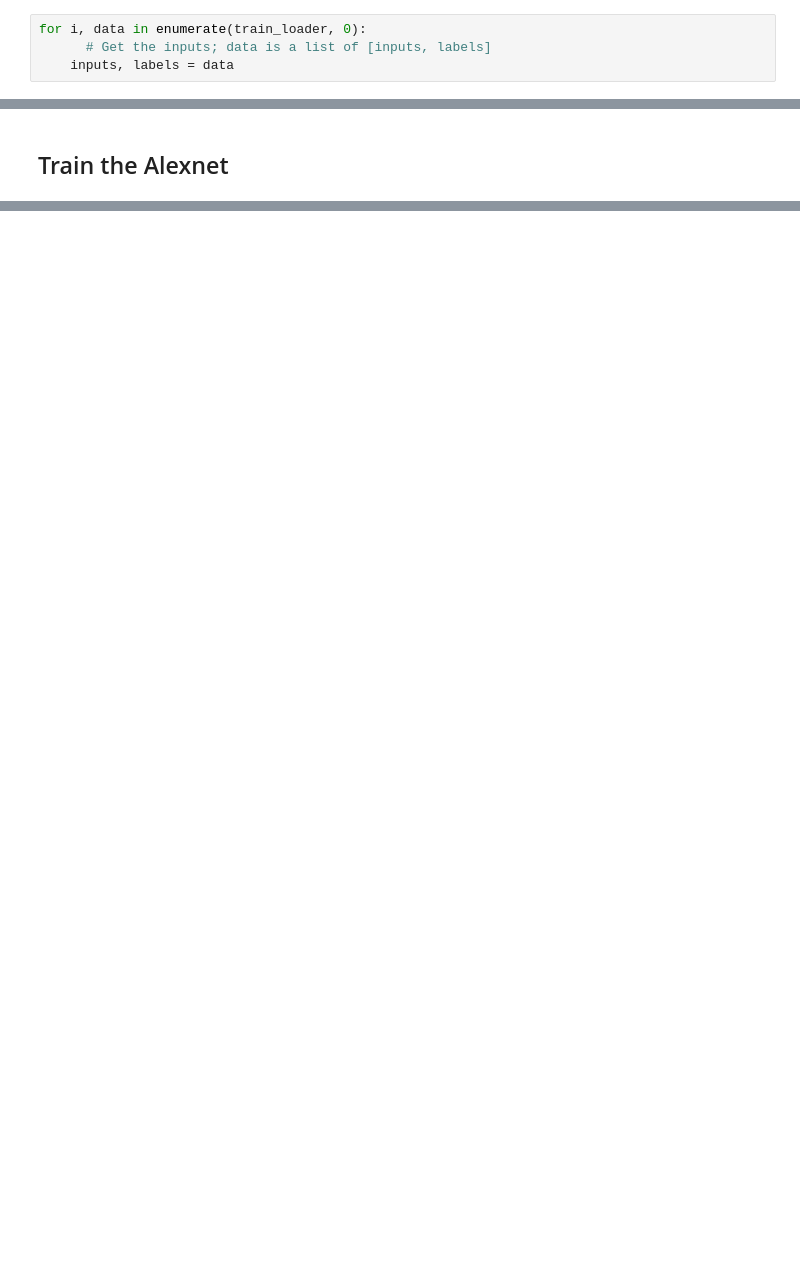
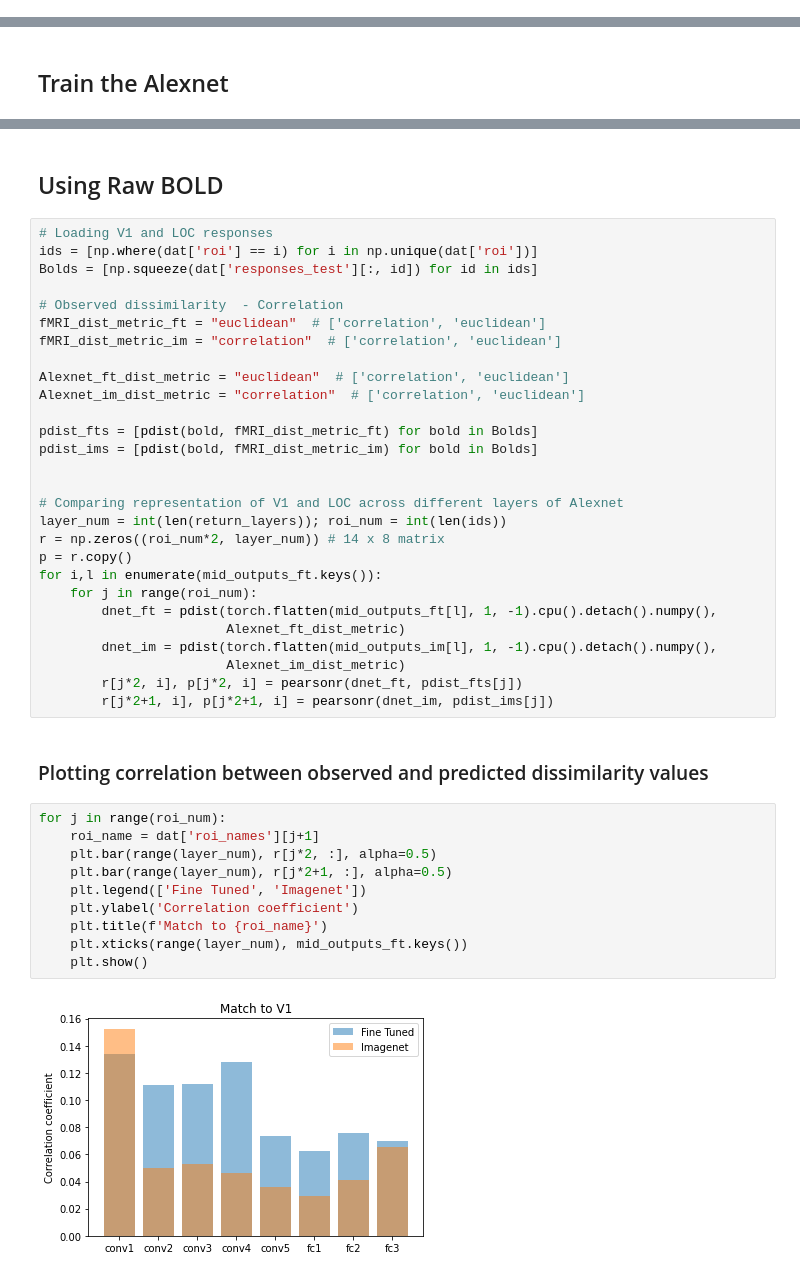
Before and after one commit to Wetiqe/NMA-Project, a Jupyter notebook: Kay_Alexnet.ipynb, the cells around one changed output, grey strips where cells are left out. Saved outputs shown, nothing was run; the diff lists cells and outputs as text; blank space fills up the shorter version.

```diff
--- a/Kay_Alexnet.ipynb
+++ b/Kay_Alexnet.ipynb
@@ -398,7 +438,3 @@ def train_test_classification(net, criterion, optimizer, train_loader,
     plt.show()
 
   return train_acc, test_acc
-# %%
-for i, data in enumerate(train_loader, 0):
-      # Get the inputs; data is a list of [inputs, labels]
-    inputs, labels = data
@@ -783,0 +606,44 @@ plt.savefig("./coefficient.png")
+# %% [markdown]
+## Using Raw BOLD
+# %%
+# Loading V1 and LOC responses
+ids = [np.where(dat['roi'] == i) for i in np.unique(dat['roi'])]
+Bolds = [np.squeeze(dat['responses_test'][:, id]) for id in ids]
+
+# Observed dissimilarity  - Correlation
+fMRI_dist_metric_ft = "euclidean"  # ['correlation', 'euclidean']
+fMRI_dist_metric_im = "correlation"  # ['correlation', 'euclidean']
+
+Alexnet_ft_dist_metric = "euclidean"  # ['correlation', 'euclidean']
+Alexnet_im_dist_metric = "correlation"  # ['correlation', 'euclidean']
+
+pdist_fts = [pdist(bold, fMRI_dist_metric_ft) for bold in Bolds]
+pdist_ims = [pdist(bold, fMRI_dist_metric_im) for bold in Bolds]
+
+
+# Comparing representation of V1 and LOC across different layers of Alexnet
+layer_num = int(len(return_layers)); roi_num = int(len(ids))
+r = np.zeros((roi_num*2, layer_num)) # 14 x 8 matrix
+p = r.copy()
+for i,l in enumerate(mid_outputs_ft.keys()):
+    for j in range(roi_num):
+        dnet_ft = pdist(torch.flatten(mid_outputs_ft[l], 1, -1).cpu().detach().numpy(),
+                        Alexnet_ft_dist_metric)
+        dnet_im = pdist(torch.flatten(mid_outputs_im[l], 1, -1).cpu().detach().numpy(),
+                        Alexnet_im_dist_metric)
+        r[j*2, i], p[j*2, i] = pearsonr(dnet_ft, pdist_fts[j])
+        r[j*2+1, i], p[j*2+1, i] = pearsonr(dnet_im, pdist_ims[j])
+# %% [markdown]
+### Plotting correlation between observed and predicted dissimilarity values
+# %%
+for j in range(roi_num):
+    roi_name = dat['roi_names'][j+1]
+    plt.bar(range(layer_num), r[j*2, :], alpha=0.5)
+    plt.bar(range(layer_num), r[j*2+1, :], alpha=0.5)
+    plt.legend(['Fine Tuned', 'Imagenet'])
+    plt.ylabel('Correlation coefficient')
+    plt.title(f'Match to {roi_name}')
+    plt.xticks(range(layer_num), mid_outputs_ft.keys())
+    plt.show()
+# %% [output]
+[figure, added]
```
Also changed, not shown: parts of 59 cells of this notebook.
